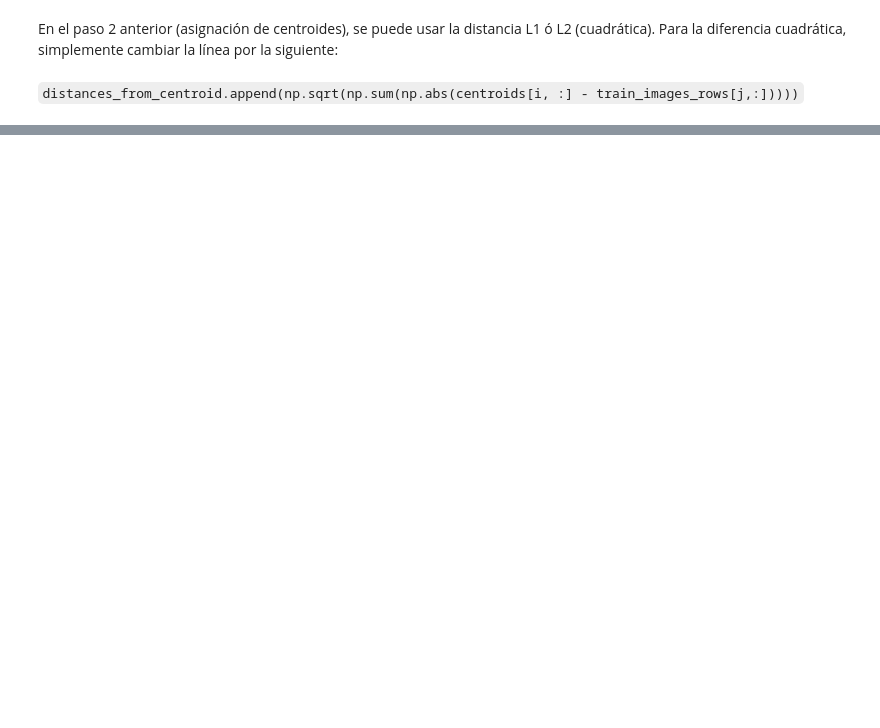
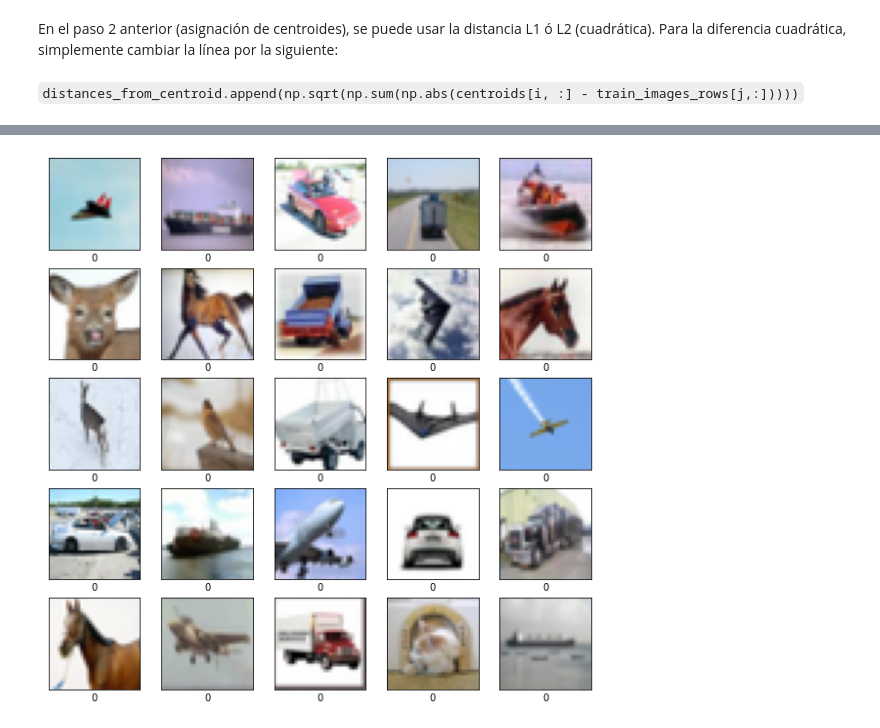
Before and after one commit to rafaelsf80/notebooks, a Jupyter notebook: _notebooks/2020-09-27-cifar-kmeans.ipynb, the cells around one changed output, grey strips where cells are left out. Cells and saved outputs as stored; diff of their text form; code cells hidden in the pictures; blank space fills up the shorter version.

```diff
--- a/_notebooks/2020-09-27-cifar-kmeans.ipynb
+++ b/_notebooks/2020-09-27-cifar-kmeans.ipynb
@@ -177 +200,20 @@ En el paso 2 anterior (asignación de centroides), se puede usar la distancia L1
+# %%
+CENTROID_TO_EVALUATE = 0 # Cluster to show
+train_images_rows_img = train_images_rows.reshape(train_images_rows.shape[0], 32, 32, 3)
+
+plt.figure(figsize=(10,10))
+num = 0
+for i in range(NUM_IMAGES):
+    if (num == 25):
+        break
+    if (cercanos[i] == CENTROID_TO_EVALUATE):
+        plt.subplot(5,5,num+1)
+        plt.xticks([])
+        plt.yticks([])
+        plt.grid(False)
+        plt.imshow(train_images_rows_img[i], cmap=plt.cm.binary)
+        plt.xlabel(cercanos[i])
+        num += 1
+# %% [output]
+[figure, added]
 # %% [markdown]
```
Also changed, not shown: parts of 7 cells of this notebook.
